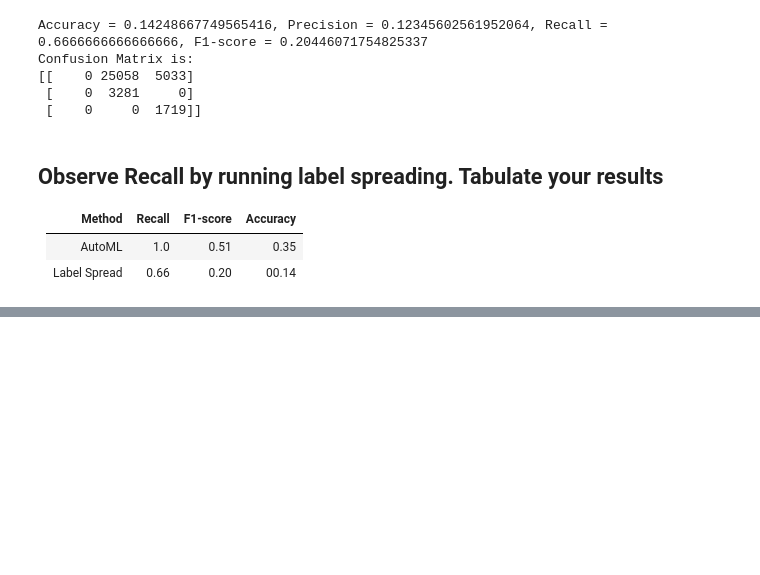
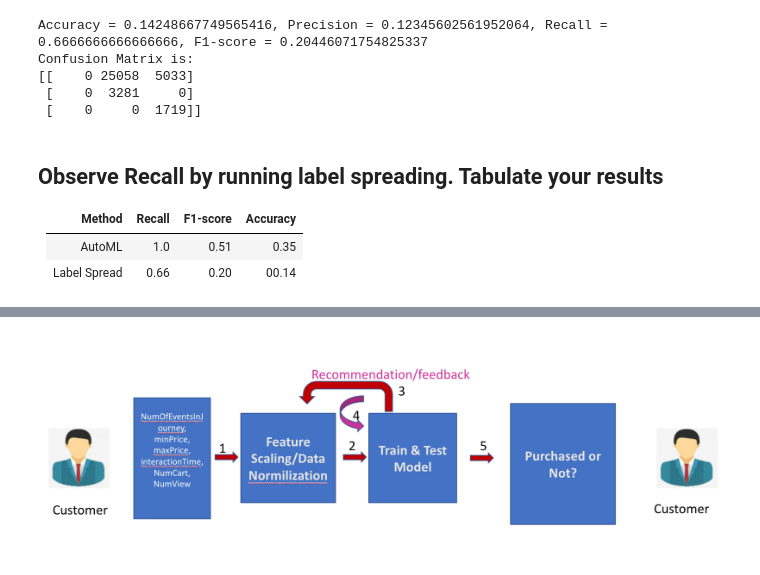
Before and after one commit to rajashekar/colab, a Jupyter notebook: Categorizing_New_Products_At_Target_Cosmetics_v1.ipynb, the cells around one changed output, grey strips where cells are left out. Saved outputs shown, nothing was run; the diff lists cells and outputs as text; code cells hidden in the pictures; blank space fills up the shorter version.

```diff
--- a/Categorizing_New_Products_At_Target_Cosmetics_v1.ipynb
+++ b/Categorizing_New_Products_At_Target_Cosmetics_v1.ipynb
@@ -366,3 +374,8 @@ Think through the following:
 __Use the sample solution in https://docs.google.com/presentation/d/1yhHFZO6vvTNBICr1dkZzbV0cdhaHsaSk/edit#slide=id.p1 as a guide__
 
 ### Make the required changes and put the picture corresponding to your version of the final System Diagram in the following cell.
+# %%
+from IPython.display import Image
+Image(filename='design.png')
+# %% [output]
+[figure, added]
```
Also changed, not shown: parts of 1 cell of this notebook.
